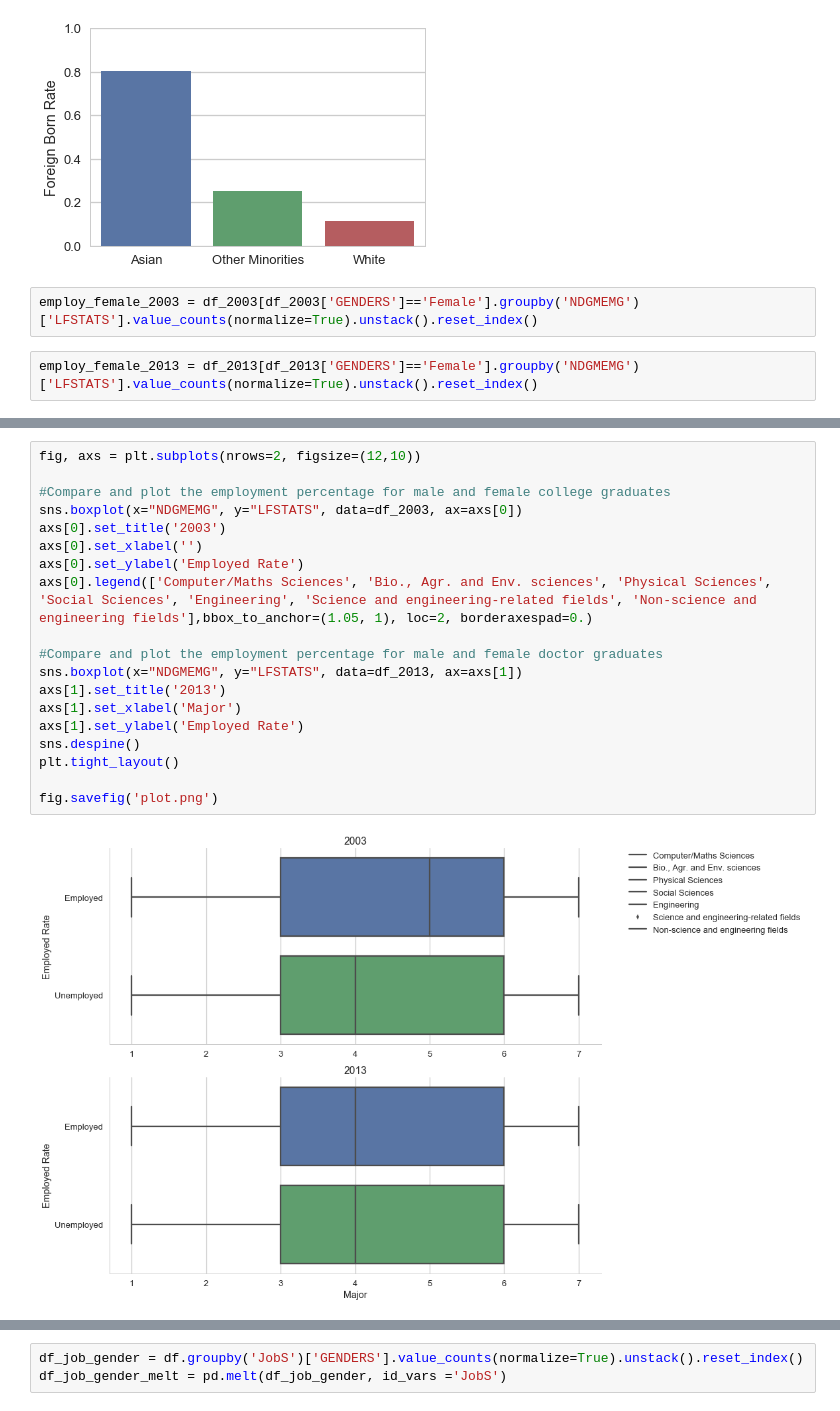
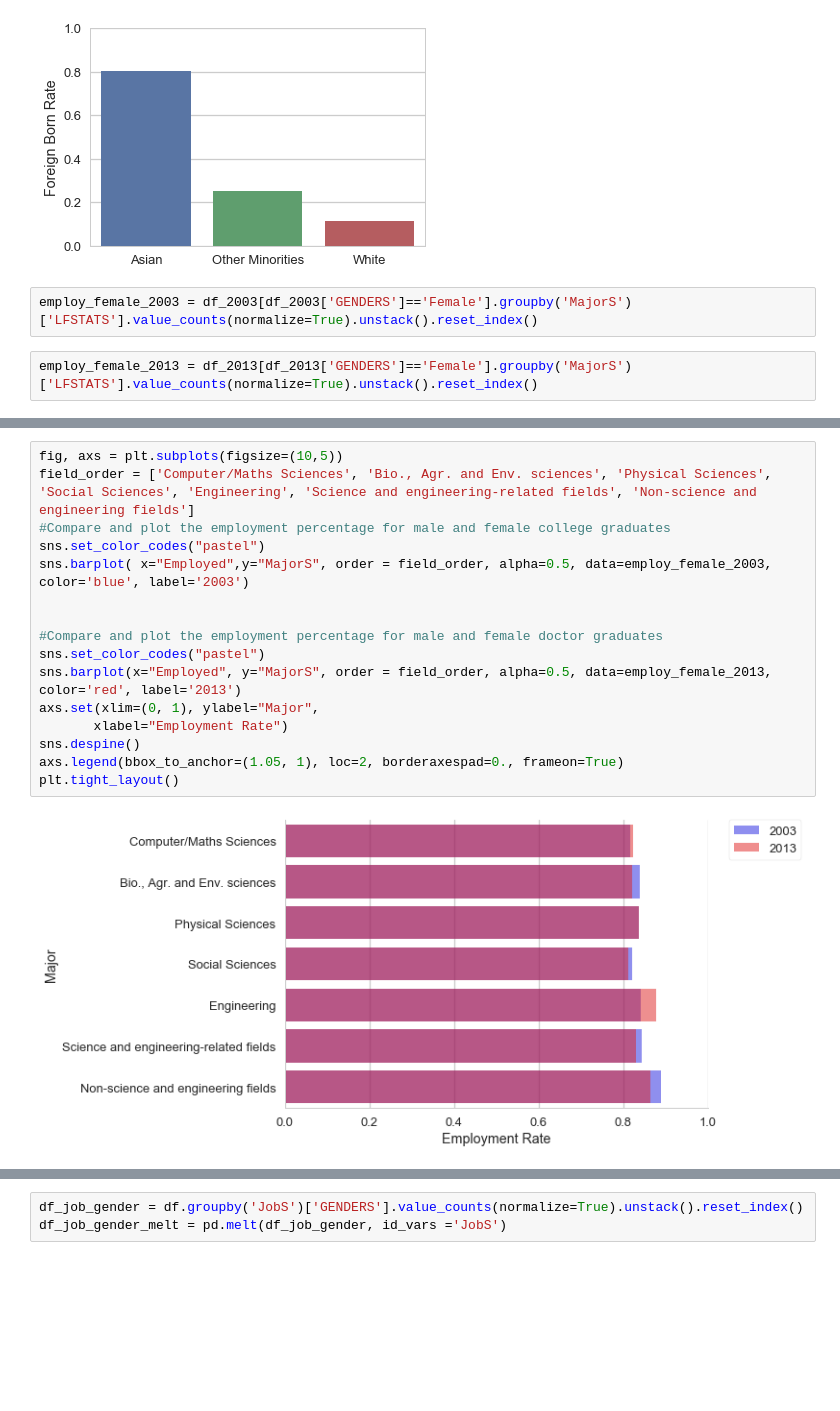
Before and after one commit to shuojiashi/women_in_stem, a Jupyter notebook: notebooks/HigherEdEDA_upload.ipynb, the cells around one changed output, grey strips where cells are left out. Drawn from its saved outputs; the diff is of its cells as text; blank space fills up the shorter version.

```diff
--- a/notebooks/HigherEdEDA_upload.ipynb
+++ b/notebooks/HigherEdEDA_upload.ipynb
@@ -312,7 +312,7 @@ plt.ylabel('Foreign Born Rate')
 <matplotlib.text.Text at 0x...>
 [figure]
 # %%
-employ_female_2003 = df_2003[df_2003['GENDERS']=='Female'].groupby('NDGMEMG')['LFSTATS'].value_counts(normalize=True).unstack().reset_index()
+employ_female_2003 = df_2003[df_2003['GENDERS']=='Female'].groupby('MajorS')['LFSTATS'].value_counts(normalize=True).unstack().reset_index()
 # %%
-employ_female_2013 = df_2013[df_2013['GENDERS']=='Female'].groupby('NDGMEMG')['LFSTATS'].value_counts(normalize=True).unstack().reset_index()
+employ_female_2013 = df_2013[df_2013['GENDERS']=='Female'].groupby('MajorS')['LFSTATS'].value_counts(normalize=True).unstack().reset_index()
 # %% [markdown]
@@ -326,23 +326,20 @@ Things worth noticing:
 
 Found trend from this plot!
 # %%
-fig, axs = plt.subplots(nrows=2, figsize=(12,10))
+fig, axs = plt.subplots(figsize=(10,5))
+field_order = ['Computer/Maths Sciences', 'Bio., Agr. and Env. sciences', 'Physical Sciences', 'Social Sciences', 'Engineering', 'Science and engineering-related fields', 'Non-science and engineering fields']
+#Compare and plot the employment percentage for male and female college graduates
+sns.set_color_codes("pastel")
+sns.barplot( x="Employed",y="MajorS", order = field_order, alpha=0.5, data=employ_female_2003, color='blue', label='2003')
 
-#Compare and plot the employment percentage for male and female college graduates
-sns.boxplot(x="NDGMEMG", y="LFSTATS", data=df_2003, ax=axs[0])
-axs[0].set_title('2003')
-axs[0].set_xlabel('')
-axs[0].set_ylabel('Employed Rate')
-axs[0].legend(['Computer/Maths Sciences', 'Bio., Agr. and Env. sciences', 'Physical Sciences', 'Social Sciences', 'Engineering', 'Science and engineering-related fields', 'Non-science and engineering fields'],bbox_to_anchor=(1.05, 1), loc=2, borderaxespad=0.)
 
 #Compare and plot the employment percentage for male and female doctor graduates
-sns.boxplot(x="NDGMEMG", y="LFSTATS", data=df_2013, ax=axs[1])
-axs[1].set_title('2013')
-axs[1].set_xlabel('Major')
-axs[1].set_ylabel('Employed Rate')
+sns.set_color_codes("pastel")
+sns.barplot(x="Employed", y="MajorS", order = field_order, alpha=0.5, data=employ_female_2013, color='red', label='2013')
+axs.set(xlim=(0, 1), ylabel="Major",
+       xlabel="Employment Rate")
 sns.despine()
+axs.legend(bbox_to_anchor=(1.05, 1), loc=2, borderaxespad=0., frameon=True)
 plt.tight_layout()
-
-fig.savefig('plot.png')
 # %% [output]
-[figure, old version]
+[figure, new version]
```
Also changed, not shown: parts of 8 cells of this notebook.
